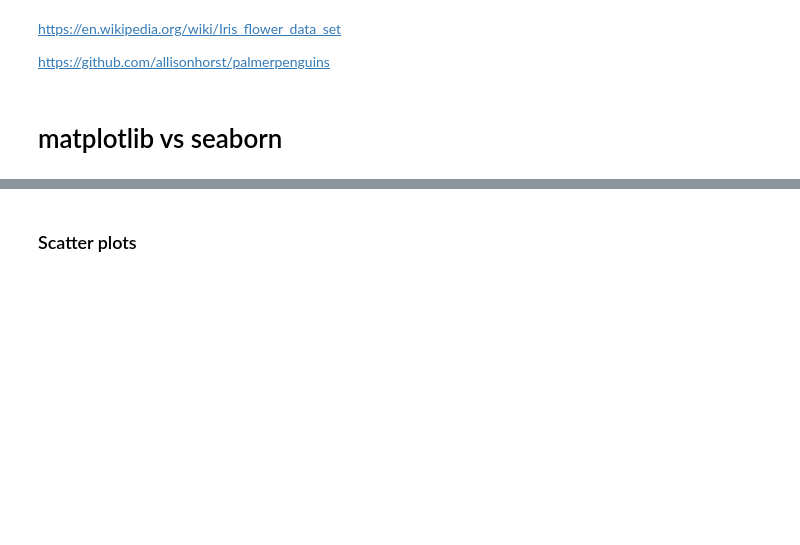
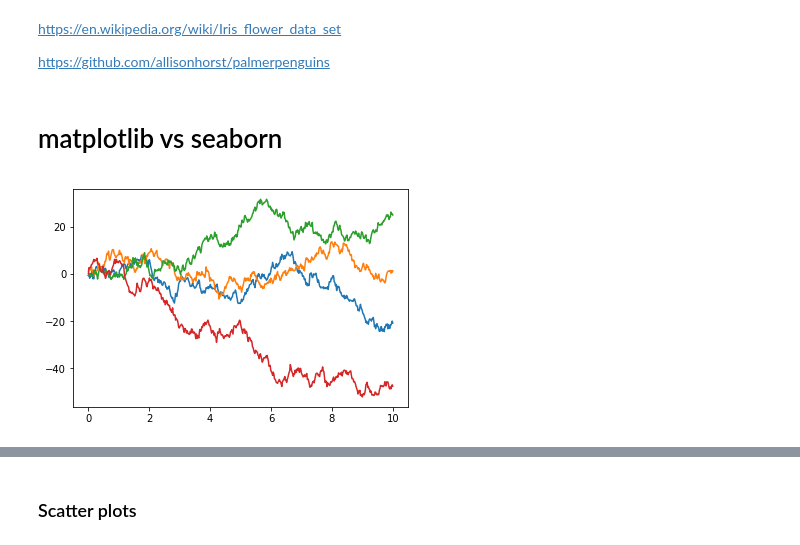
Before and after one commit to toniet/ClasesMaster, a Jupyter notebook: Python/07-visualization-II.empty.ipynb, the cells around one changed output, grey strips where cells are left out. Cells and saved outputs as stored; diff of their text form; code cells hidden in the pictures; blank space fills up the shorter version.

```diff
--- a/Python/07-visualization-II.empty.ipynb
+++ b/Python/07-visualization-II.empty.ipynb
@@ -28,3 +33,10 @@ https://en.wikipedia.org/wiki/Iris_flower_data_set
 https://github.com/allisonhorst/palmerpenguins
 # %% [markdown]
 # matplotlib vs seaborn
+# %%
+npoints = 500
+xs = np.linspace(0,10, npoints)
+ys = np.random.randn(npoints, 4).cumsum(axis=0)
+plt.plot(xs, ys);
+# %% [output]
+[figure, added]
```
Also changed, not shown: parts of 79 cells of this notebook, 2 other files.
